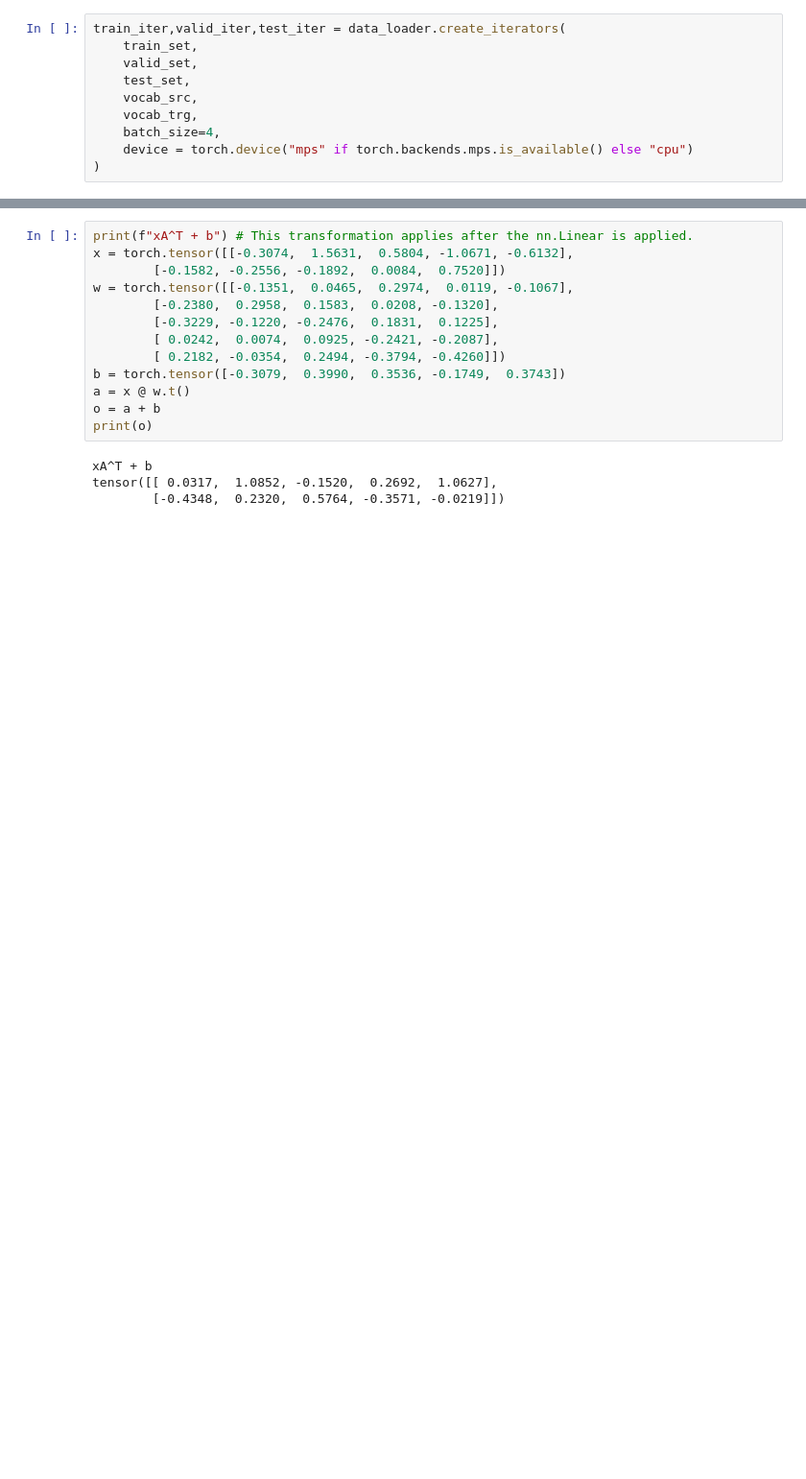
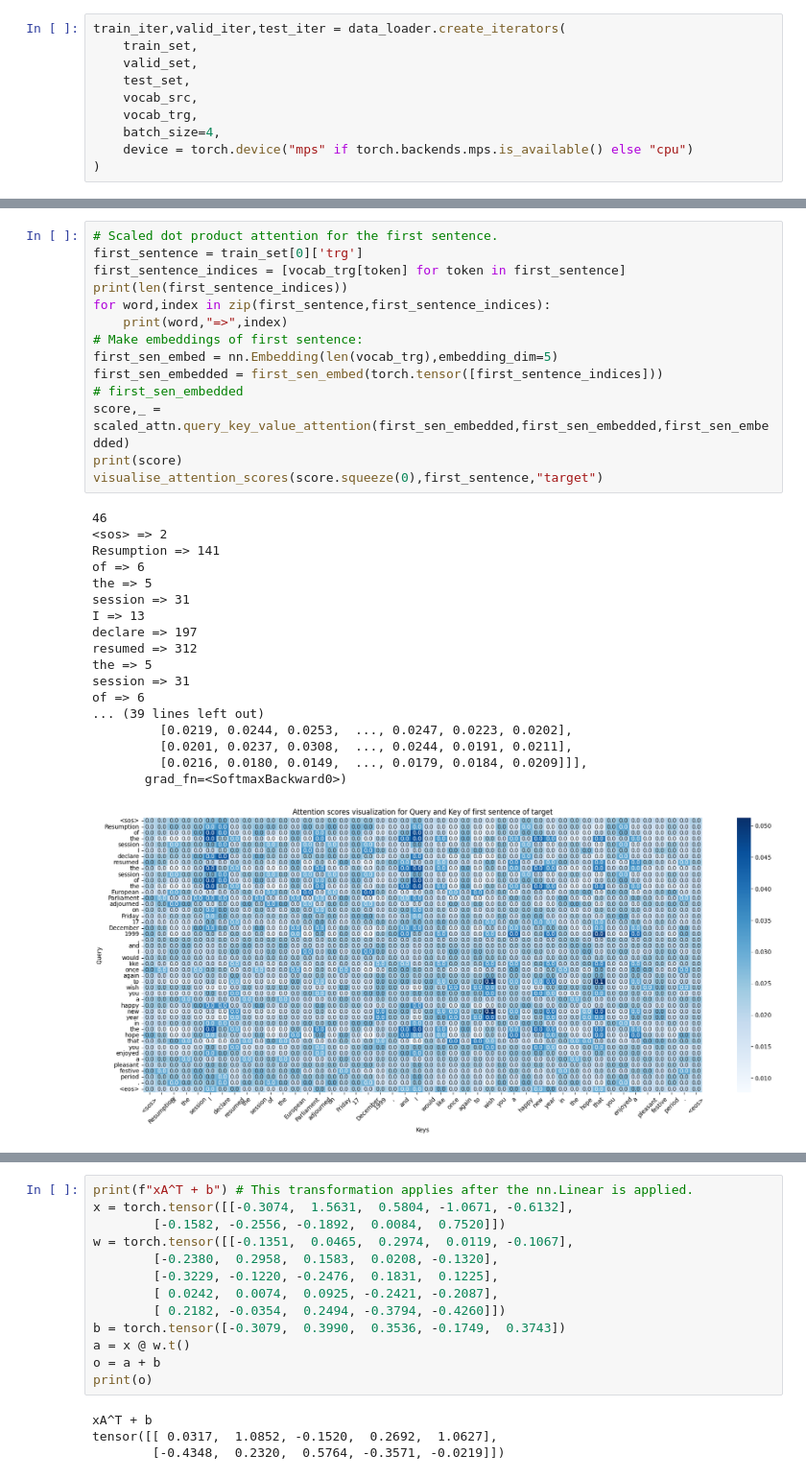
Before and after one commit to bimalmagar10/deep-learning, a Jupyter notebook: transformers/trnsfmr_from_scratch/main.ipynb, the cells around one changed output, grey strips where cells are left out. Shown at 96% size. Drawn from its saved outputs; the diff is of its cells as text; blank space fills up the shorter version.

```diff
--- a/transformers/trnsfmr_from_scratch/main.ipynb
+++ b/transformers/trnsfmr_from_scratch/main.ipynb
@@ -107,3 +147,36 @@ torch.Size([4, 48])
+# %%
+# Scaled dot product attention for the first sentence.
+first_sentence = train_set[0]['trg']
+first_sentence_indices = [vocab_trg[token] for token in first_sentence]
+print(len(first_sentence_indices))
+for word,index in zip(first_sentence,first_sentence_indices):
+    print(word,"=>",index)
+# Make embeddings of first sentence:
+first_sen_embed = nn.Embedding(len(vocab_trg),embedding_dim=5)
+first_sen_embedded = first_sen_embed(torch.tensor([first_sentence_indices]))
+# first_sen_embedded
+score,_ = scaled_attn.query_key_value_attention(first_sen_embedded,first_sen_embedded,first_sen_embedded)
+print(score)
+visualise_attention_scores(score.squeeze(0),first_sentence,"target")
+# %% [output]
+46
+<sos> => 2
+Resumption => 141
+of => 6
+the => 5
+session => 31
+I => 13
+declare => 197
+resumed => 312
+the => 5
+session => 31
+of => 6
+... (39 lines left out)
+         [0.0219, 0.0244, 0.0253,  ..., 0.0247, 0.0223, 0.0202],
+         [0.0201, 0.0237, 0.0308,  ..., 0.0244, 0.0191, 0.0211],
+         [0.0216, 0.0180, 0.0149,  ..., 0.0179, 0.0184, 0.0209]]],
+       grad_fn=<SoftmaxBackward0>)
+[figure, added]
 # %%
 m =  nn.Linear(5,5)
 input = torch.randn(2,5)
```
Also changed, not shown: parts of 13 cells of this notebook, 1 other file.
